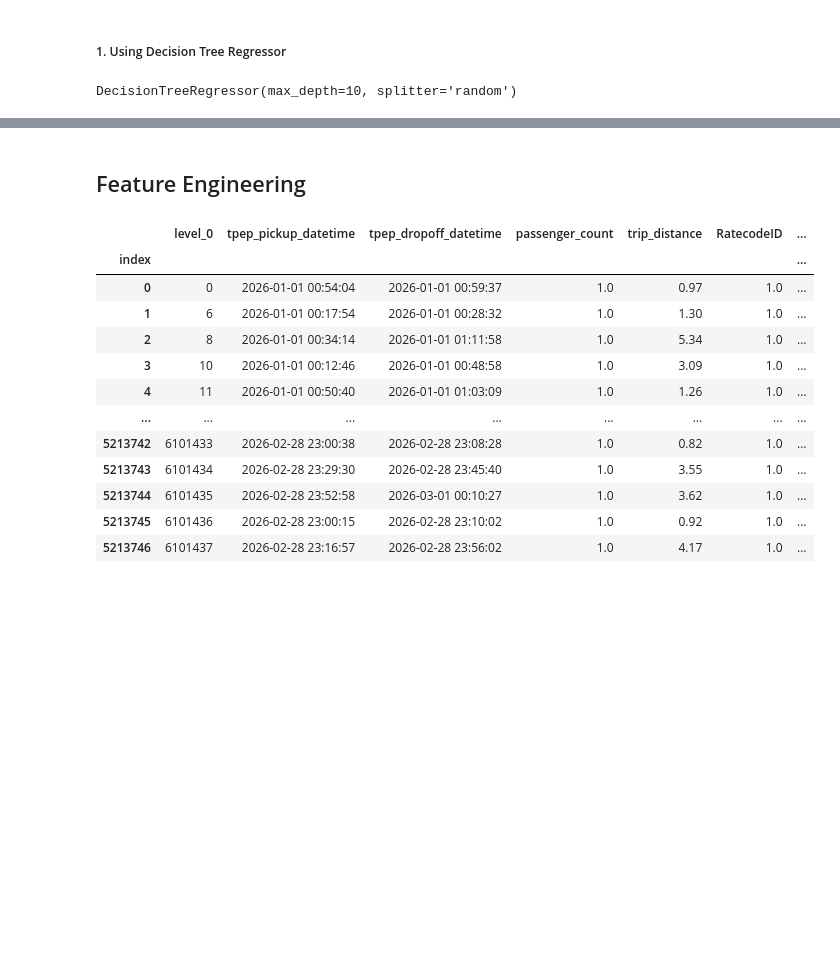
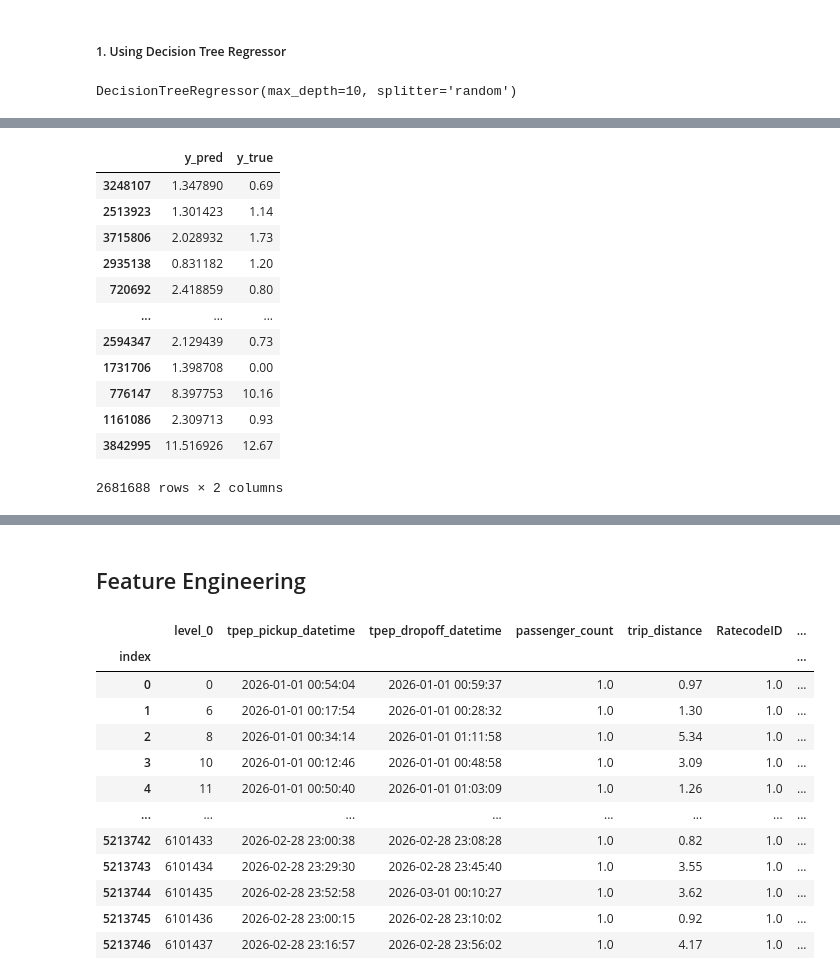
Before and after one commit to TinyHaitch/taxi_analysis, a Jupyter notebook: Untitled.ipynb, the cells around one changed output, grey strips where cells are left out. Cells and saved outputs as stored; diff of their text form; code cells hidden in the pictures; blank space fills up the shorter version.

```diff
--- a/Untitled.ipynb
+++ b/Untitled.ipynb
@@ -415,7 +415,22 @@ Root Mean Squared Error: 3.5708216527953702
 # %%
 res1 = {'y_pred': y_pred_base, 'y_true': y_test}
 
 res_frame1 = pd.DataFrame(res1)
+res_frame1
+# %% [output]
+|  | y_pred | y_true |
+| 3248107 | 1.347890 | 0.69 |
+| 2513923 | 1.301423 | 1.14 |
+| 3715806 | 2.028932 | 1.73 |
+| 2935138 | 0.831182 | 1.20 |
+| 720692 | 2.418859 | 0.80 |
+| ... | ... | ... |
+| 2594347 | 2.129439 | 0.73 |
+| 1731706 | 1.398708 | 0.00 |
+| 776147 | 8.397753 | 10.16 |
+| 1161086 | 2.309713 | 0.93 |
+| 3842995 | 11.516926 | 12.67 |
+2681688 rows × 2 columns
 # %%
 res_frame1.plot(kind='scatter', x='y_pred', y='y_true', figsize=(10, 5))
 plt.show()
```
Also changed, not shown: parts of 6 cells of this notebook.
